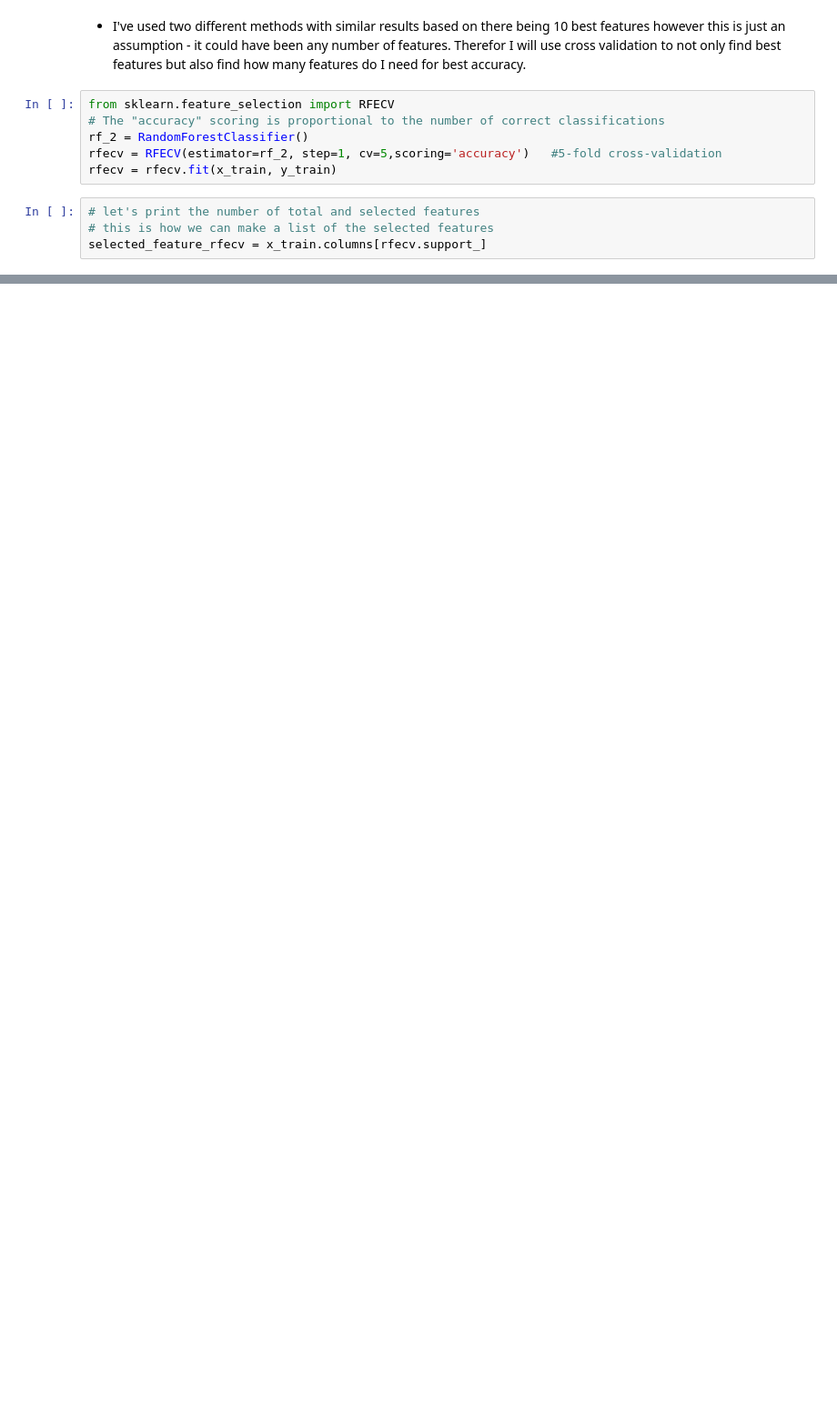
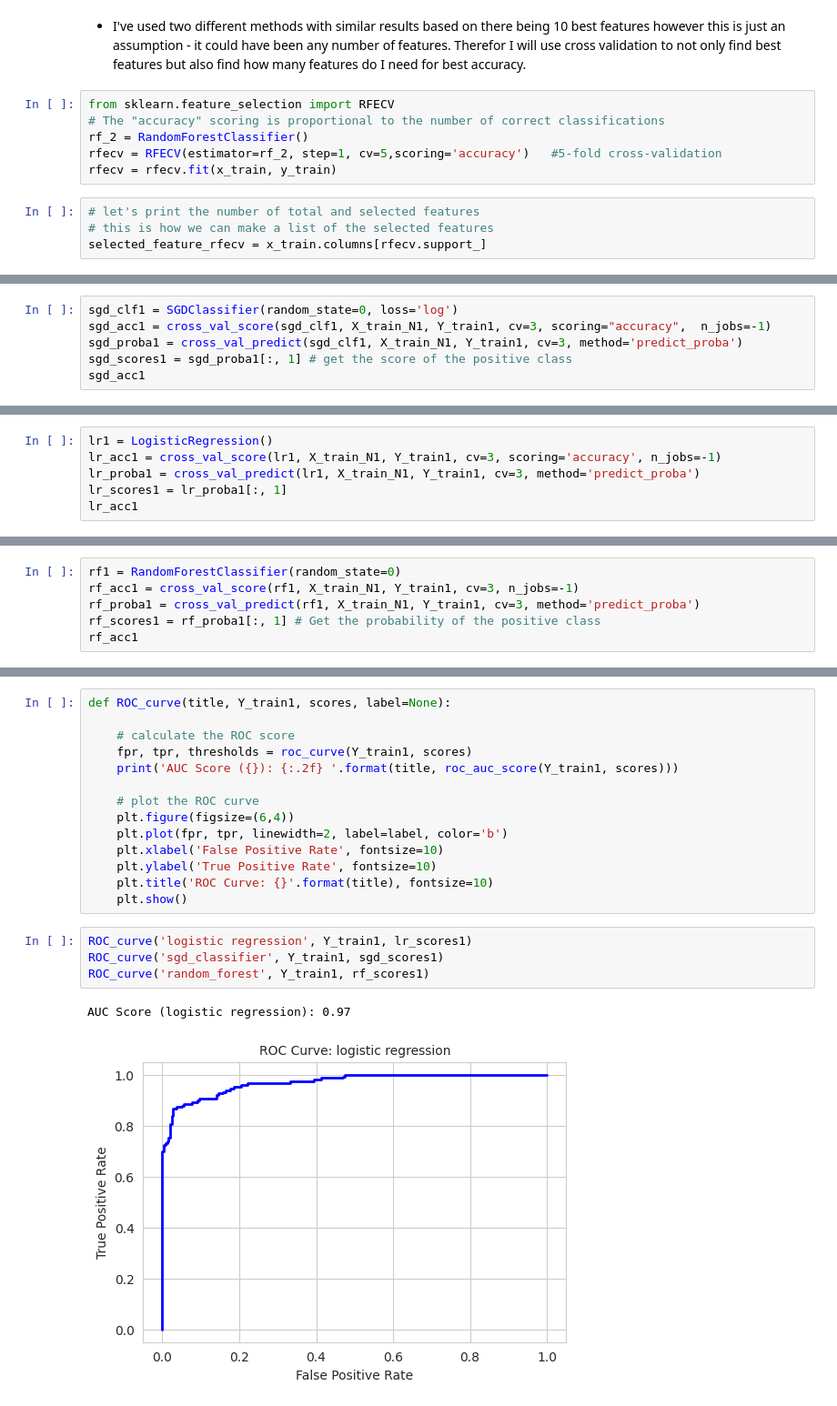
Before and after one commit to MSoD1/Programming-for-Data-Analysis-2, a Jupyter notebook: DataAnalysisP2a.ipynb, the cells around one changed output, grey strips where cells are left out. Shown at 91% size. Drawn from its saved outputs; the diff is of its cells as text; blank space fills up the shorter version.

```diff
--- a/DataAnalysisP2a.ipynb
+++ b/DataAnalysisP2a.ipynb
@@ -393,0 +577,6 @@ Best features by rfecv: Index(['radius_mean', 'texture_mean', 'compactness_mean'
+# %%
+sgd_clf1 = SGDClassifier(random_state=0, loss='log')
+sgd_acc1 = cross_val_score(sgd_clf1, X_train_N1, Y_train1, cv=3, scoring="accuracy",  n_jobs=-1)
+sgd_proba1 = cross_val_predict(sgd_clf1, X_train_N1, Y_train1, cv=3, method='predict_proba')
+sgd_scores1 = sgd_proba1[:, 1] # get the score of the positive class
+sgd_acc1
@@ -393,0 +587,6 @@ Best features by rfecv: Index(['radius_mean', 'texture_mean', 'compactness_mean'
+# %%
+lr1 = LogisticRegression()
+lr_acc1 = cross_val_score(lr1, X_train_N1, Y_train1, cv=3, scoring='accuracy', n_jobs=-1)
+lr_proba1 = cross_val_predict(lr1, X_train_N1, Y_train1, cv=3, method='predict_proba')
+lr_scores1 = lr_proba1[:, 1]
+lr_acc1
@@ -393,0 +597,6 @@ Best features by rfecv: Index(['radius_mean', 'texture_mean', 'compactness_mean'
+# %%
+rf1 = RandomForestClassifier(random_state=0)
+rf_acc1 = cross_val_score(rf1, X_train_N1, Y_train1, cv=3, n_jobs=-1)
+rf_proba1 = cross_val_predict(rf1, X_train_N1, Y_train1, cv=3, method='predict_proba')
+rf_scores1 = rf_proba1[:, 1] # Get the probability of the positive class
+rf_acc1
@@ -393,0 +613,21 @@ Best features by rfecv: Index(['radius_mean', 'texture_mean', 'compactness_mean'
+# %%
+def ROC_curve(title, Y_train1, scores, label=None):
+
+    # calculate the ROC score
+    fpr, tpr, thresholds = roc_curve(Y_train1, scores)
+    print('AUC Score ({}): {:.2f} '.format(title, roc_auc_score(Y_train1, scores)))
+
+    # plot the ROC curve
+    plt.figure(figsize=(6,4))
+    plt.plot(fpr, tpr, linewidth=2, label=label, color='b')
+    plt.xlabel('False Positive Rate', fontsize=10)
+    plt.ylabel('True Positive Rate', fontsize=10)
+    plt.title('ROC Curve: {}'.format(title), fontsize=10)
+    plt.show()
+# %%
+ROC_curve('logistic regression', Y_train1, lr_scores1)
+ROC_curve('sgd_classifier', Y_train1, sgd_scores1)
+ROC_curve('random_forest', Y_train1, rf_scores1)
+# %% [output]
+AUC Score (logistic regression): 0.97
+[figure, added]
```
Also changed, not shown: parts of 88 cells of this notebook.
